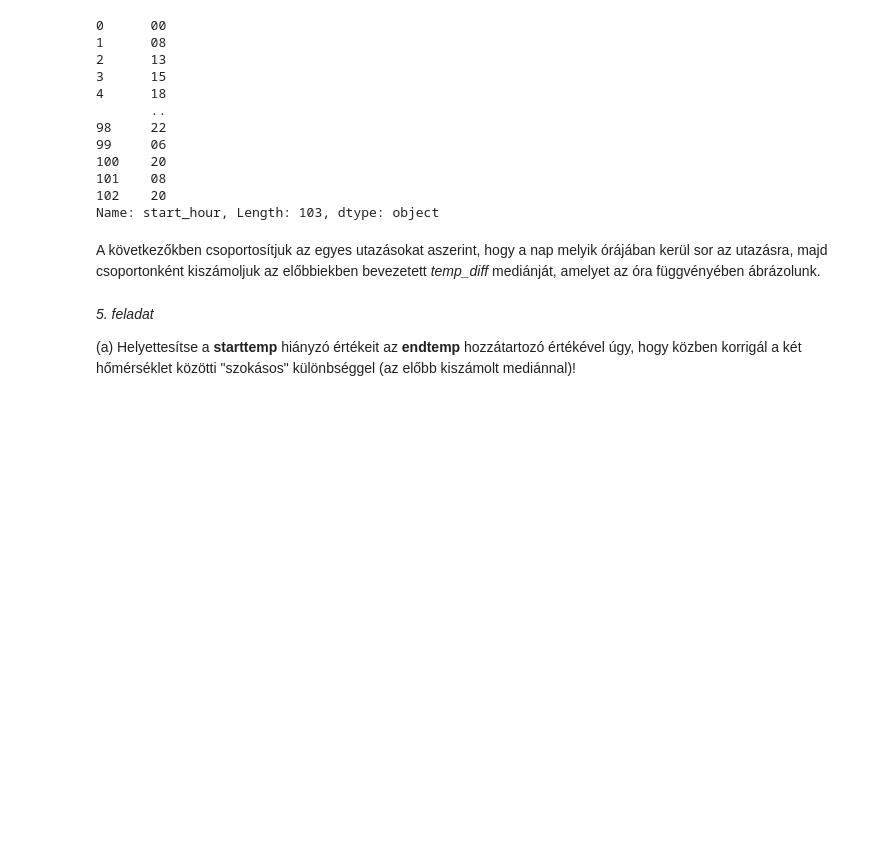
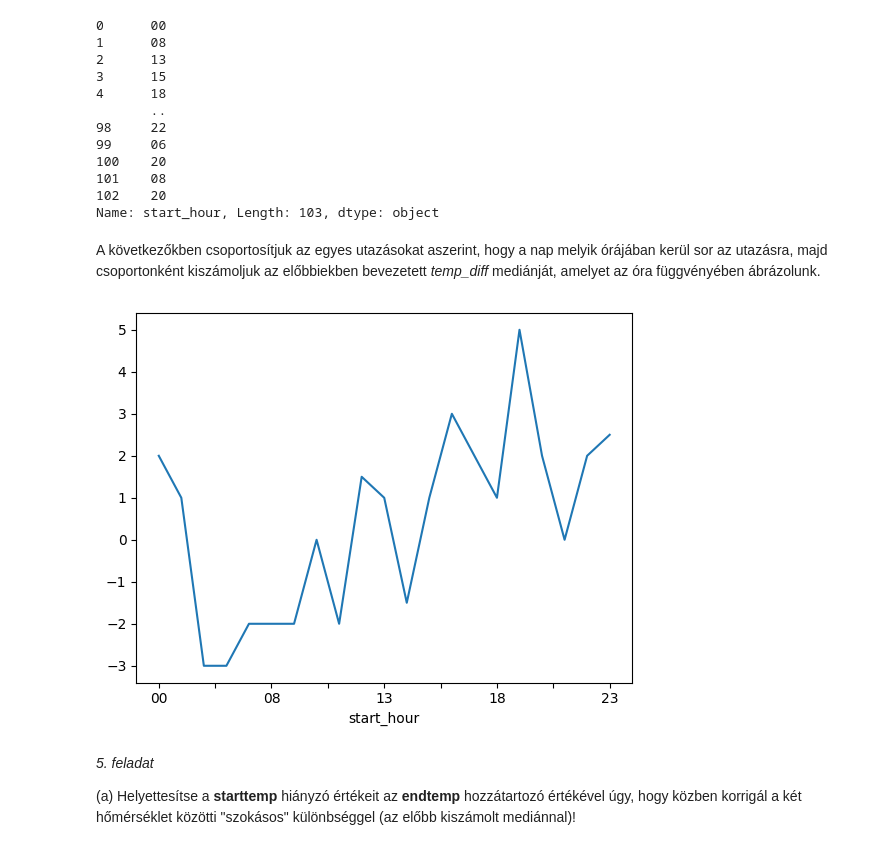
Before and after one commit to CaedesAeterna/IntelligensModszerekTantargy, a Jupyter notebook: Elofeldolgozas_es_vizualizacio.ipynb, the cells around one changed output. Cells and saved outputs as stored; diff of their text form; code cells hidden in the pictures; blank space fills up the shorter version.

```diff
--- a/Elofeldolgozas_es_vizualizacio.ipynb
+++ b/Elofeldolgozas_es_vizualizacio.ipynb
@@ -334,6 +334,11 @@ Name: start_hour, Length: 103, dtype: object
 A következőkben csoportosítjuk az egyes utazásokat aszerint, hogy a nap melyik órájában kerül sor az utazásra, majd csoportonként kiszámoljuk az előbbiekben bevezetett *temp_diff* mediánját, amelyet az óra függvényében ábrázolunk.
 # %%
 # ...IDE JÖN A KÓD...
+
+same_hour_data = temperature_copy_of_data.groupby('start_hour')
+same_hour_data['start_and_end_temp_diff'].median().plot();
+# %% [output]
+[figure, added]
 # %% [markdown]
 *5. feladat*
 
```
